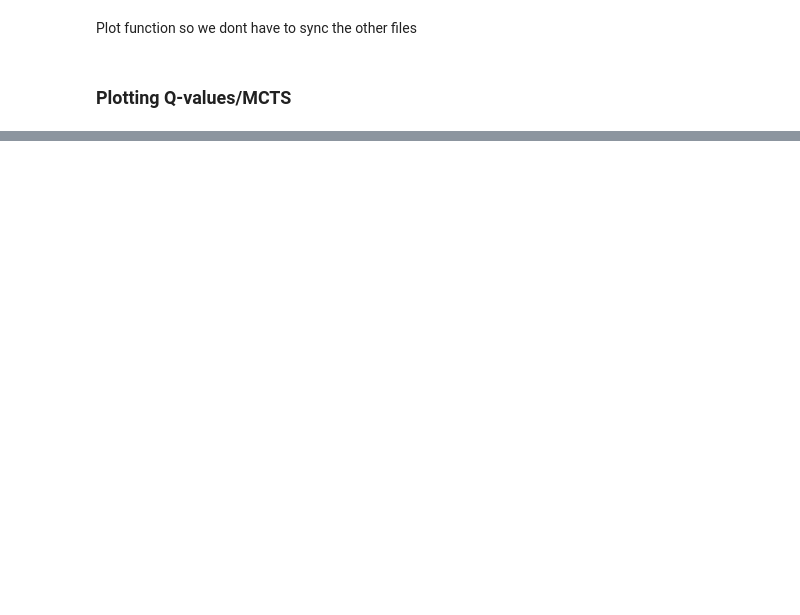
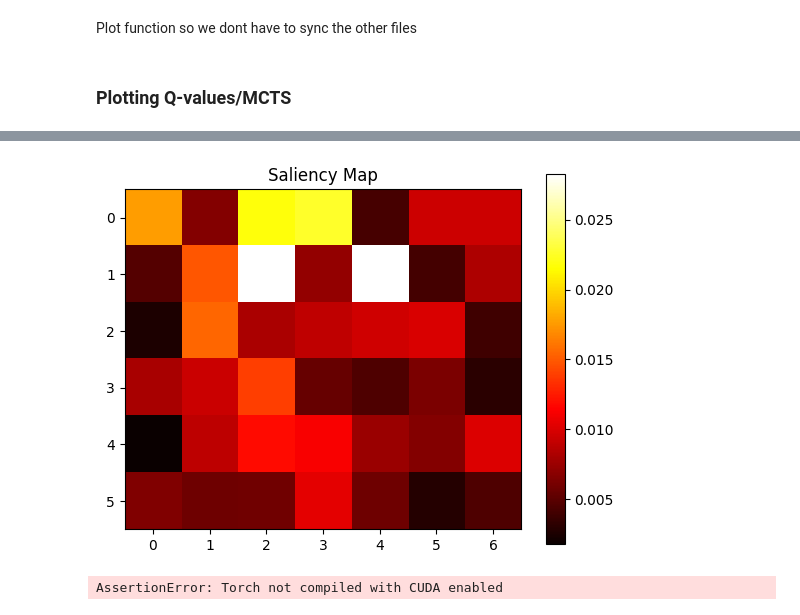
Before and after one commit to yhc-666/connect-4, a Jupyter notebook: test.ipynb, the cells around one changed output, grey strips where cells are left out. Drawn from its saved outputs; the diff is of its cells as text; code cells hidden in the pictures; blank space fills up the shorter version.

```diff
--- a/test.ipynb
+++ b/test.ipynb
@@ -115,0 +135,10 @@ dict_items([(4, np.float64(1.0)), (6, np.float64(1.0)), (2, 1.0), (3, 0.0), (0,
+# %%
+from utils import get_connect_four_game, progress_to_state, get_state_representation
+state = progress_to_state(get_connect_four_game(), [3])
+current_player = state.current_player()
+next_state = state.clone()
+next_state.apply_action(3)
+print(get_state_representation(state, current_player))
+# print(get_state_representation(state, 1-current_player))
+print(get_state_representation(next_state, current_player))
+# print(get_state_representation(next_state, 1-current_player))
@@ -115,0 +251,43 @@ dict_items([(4, np.float64(1.0)), (6, np.float64(1.0)), (2, 1.0), (3, 0.0), (0,
+# %%
+import torch
+import matplotlib.pyplot as plt
+from agents import DQNAgent, MCTSDQNAgent
+from utils import get_state_representation, plot_q_values_heatmap, get_connect_four_game, progress_to_state, visualize_board, plot_visit_counts_heatmap
+import numpy as np
+
+dqn = MCTSDQNAgent(
+       input_shape=(3,6,7),
+            action_size=7,
+            num_simulations=500,
+            use_dqn_evaluator=True)
+dqn.mcts_wrapper.dirichlet_noise = None
+dqn.load('saved/terminal_fix/14-15_04_model_episode_5000.pth')
+# dqn.load('saved/cleon_sim_200/model_episode_4000.pth')
+# state = progress_to_state(get_connect_four_game(), [0,3,0,3,0])
+# state = progress_to_state(get_connect_four_game(), [3,0,3,0,3])
+# state.apply_action(3)
+state = progress_to_state(get_connect_four_game(), [])
+# visualize_board(state)
+
+# TOGGLE THIS FOR DQN Q VALUES
+state = get_state_representation(state, 0)
+state_tensor = torch.FloatTensor(state).unsqueeze(0).to('cpu')
+# And assume model is your trained DQN network
+saliency = get_saliency_map(dqn.dqn_agent.policy_net, state_tensor)
+plt.imshow(saliency, cmap='hot', interpolation='nearest')
+plt.title("Saliency Map")
+plt.colorbar()
+plt.show()
+# %% [output]
+[figure, added]
+# %%
+import torch
+
+if torch.backends.mps.is_available():
+    mps_device = torch.device("mps")
+    x = torch.ones(1, device=mps_device)
+    print(x)
+else:
+    print("MPS device not found.")
+# %% [output]
+AssertionError: Torch not compiled with CUDA enabled
```
Also changed, not shown: parts of 9 cells of this notebook, 5 other files.
